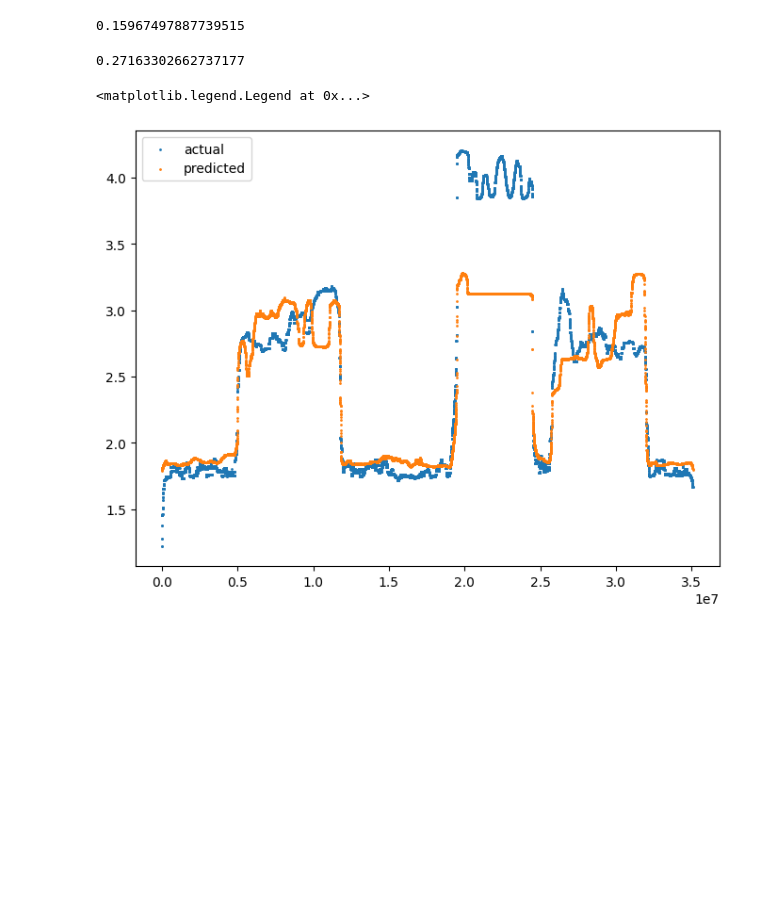
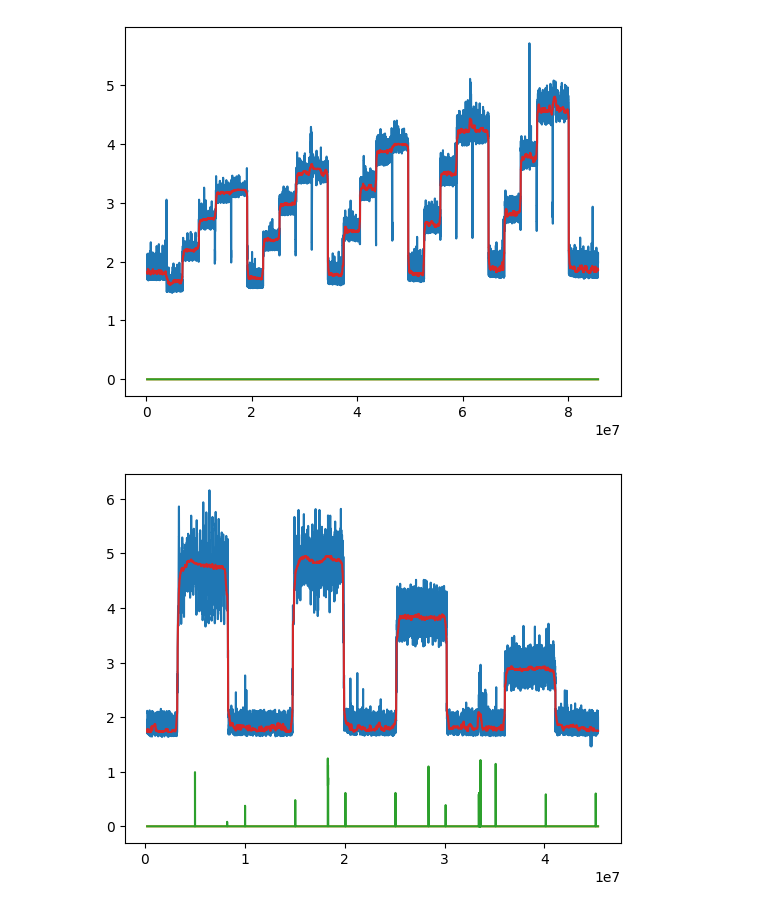
Before and after one commit to radshield/raspi-sel, a Jupyter notebook: analysis/perf_disk.ipynb, the cells around one changed output. Cells and saved outputs as stored; diff of their text form; code cells hidden in the pictures; blank space fills up the shorter version.

Commit message:
Generate graphs for HotNets

```diff
--- a/analysis/perf_disk.ipynb
+++ b/analysis/perf_disk.ipynb
@@ -340,18 +27,0 @@ predictions = model.predict(X_test)
-# %%
-mean_squared_error(Y_test, predictions)
-# %% [output]
-0.15967497887739515
-# %%
-mean_absolute_error(Y_test, predictions)
-# %% [output]
-0.27163302662737177
-# %%
-fig = plt.figure(figsize=(8, 6))
-ax1 = fig.add_subplot(111)
-
-plt.scatter(memrate_df['time'], signal.medfilt(memrate_df['current'], kernel_size=k), label='actual', s=1)
-plt.scatter(memrate_df['time'], signal.medfilt(predictions, kernel_size=k), label='predicted', s=1)
-plt.legend(loc='upper left')
-# %% [output]
-<matplotlib.legend.Legend at 0x...>
-[figure, removed]
@@ -357,0 +64,27 @@ plt.legend(loc='upper left')
+# %%
+cpu_df = pd.read_csv('../results/numa-matrix.csv')
+
+cpu_df['rd_ios'] = 0
+cpu_df['wr_ios'] = 0
+
+cpu_df = preprocess_df(cpu_df)
+
+plt.plot(cpu_df['time'], cpu_df['current'])
+plt.plot(cpu_df['time'], cpu_df['rd_ios_norm'])
+plt.plot(cpu_df['time'], cpu_df['wr_ios_norm'])
+plt.plot(cpu_df['time'], cpu_df['curr_filt'])
+plt.tick_params(axis='x', which='both', top=False)
+# %% [output]
+[figure, added]
+# %%
+mem_df = pd.read_csv('../results/disk-memcpy.csv')
+
+mem_df = preprocess_df(mem_df)
+
+plt.plot(mem_df['time'], mem_df['current'])
+plt.plot(mem_df['time'], mem_df['rd_ios_norm'])
+plt.plot(mem_df['time'], mem_df['wr_ios_norm'])
+plt.plot(mem_df['time'], mem_df['curr_filt'])
+plt.tick_params(axis='x', which='both', top=False)
+# %% [output]
+[figure, added]
```
Also changed, not shown: parts of 31 cells of this notebook, 2 other files.
